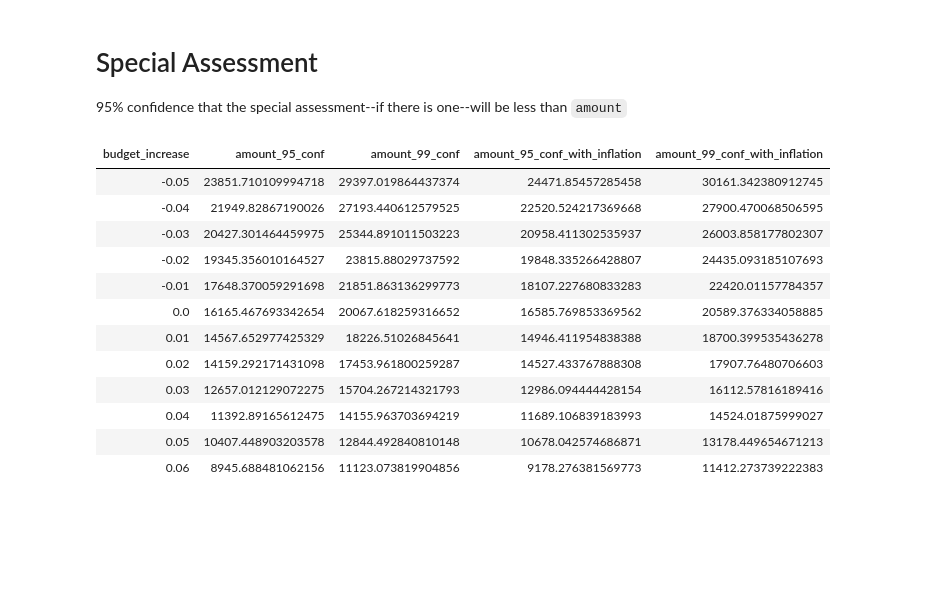
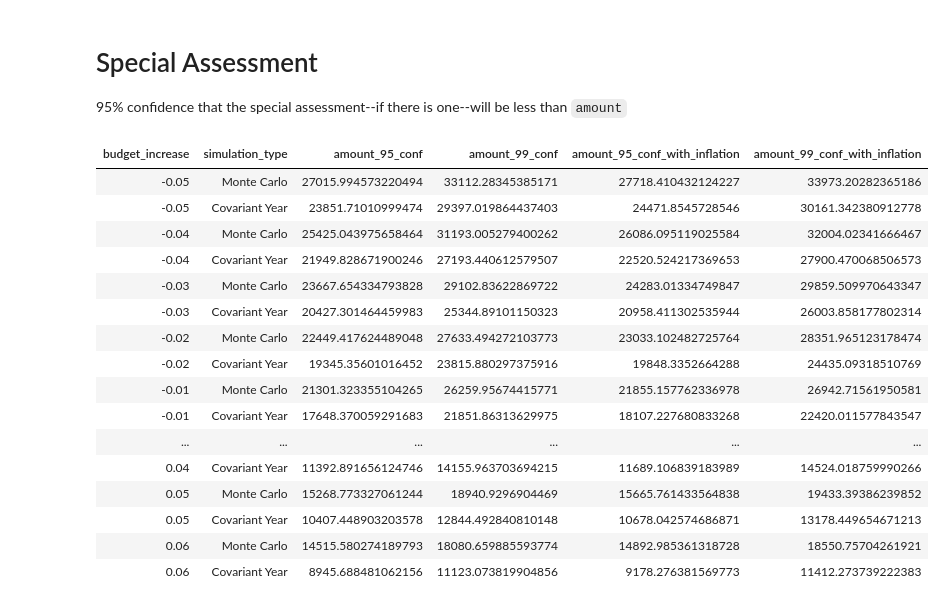
Before and after one commit to johnedmonds/condo, a Jupyter notebook: condo.ipynb, the cells around one changed output. Saved outputs shown, nothing was run; the diff lists cells and outputs as text; code cells hidden in the pictures; blank space fills up the shorter version.

Commit message:
render both types of simulations

```diff
--- a/condo.ipynb
+++ b/condo.ipynb
@@ -122,7 +122,7 @@ cashflow_by_month = (
         pl.col("amount").fill_null(0) - pl.col("amount_expense").fill_null(0),
     )
 )
-simulations = (
+monte_carlo_simulations = (
     cashflow_by_month.group_by("budget_increase")
     .agg(pl.col("amount"))
     .with_columns(simulation_id=pl.int_ranges(0, SIMULATIONS))
@@ -130,7 +130,7 @@ simulations = (
     .with_columns(pl.col("amount").list.sample(MONTHS_TO_SIMULATE, shuffle=True))
     .explode("amount")
     .with_columns(
-        pl.row_index("month").over("budget_increase", "simulation_id"),
+        (pl.row_index("month").over("budget_increase", "simulation_id")+1).cast(pl.UInt8),
         pl.col("amount").cum_sum().over("budget_increase", "simulation_id")
         + STARTING_BALANCE,
     )
@@ -144,7 +144,7 @@ monthly_cashflow_by_budget_increase = (
 from functools import reduce
 
 
-monthly_simulations = (
+covariant_year_simulations = (
     reduce(
         lambda df, c: df.join(
             monthly_cashflow_by_budget_increase.select("budget_increase", c),
@@ -162,7 +162,8 @@ monthly_simulations = (
     )
     .sort("budget_increase", "simulation_id", pl.col("month").str.to_integer())
     .with_columns(
+        pl.col("month").str.to_integer(dtype=pl.UInt8),
         pl.col("amount").cum_sum().over("budget_increase", "simulation_id")
-        + STARTING_BALANCE
+        + STARTING_BALANCE,
     )
 )
@@ -252,37 +273,59 @@ fig.show(renderer="notebook_connected")
 # %%
 # Inflation estimation from https://www.federalreserve.gov/monetarypolicy/files/fomcprojtabl20250917.pdf
 INFLATION = 0.026
+simulation_mins_by_type = (
+    pl.concat(
+        [
+            monte_carlo_simulations.select(
+                "budget_increase", "simulation_id", "month", "amount"
+            ).with_columns(simulation_type=pl.lit("Monte Carlo")),
+            covariant_year_simulations.with_columns(
+                pl.col("simulation_id").cast(pl.Int64),
+                simulation_type=pl.lit("Covariant Year"),
+            ),
+        ]
+    )
+    .with_columns(
+        pl.col("simulation_type").cast(pl.Enum(["Monte Carlo", "Covariant Year"]))
+    )
+    .group_by("budget_increase", "simulation_id", "simulation_type")
+    .agg(pl.col("amount").min())
+)
 assessment_recommendations = (
-    simulation_mins.filter(pl.col("amount") < 0)
+    simulation_mins_by_type.filter(pl.col("amount") < 0)
     .sort("budget_increase")
     .with_columns(-pl.col("amount"))
-    .group_by("budget_increase")
+    .group_by("budget_increase", "simulation_type")
     .agg(
         amount_95_conf=pl.col("amount").mean()
         + pl.col("amount").std() * norm.ppf(0.95),
         amount_99_conf=pl.col("amount").mean()
         + pl.col("amount").std() * norm.ppf(0.99),
     )
     .with_columns(
         amount_95_conf_with_inflation=pl.col("amount_95_conf") * (1 + INFLATION),
         amount_99_conf_with_inflation=pl.col("amount_99_conf") * (1 + INFLATION),
-    )
+    ).sort('budget_increase','simulation_type')
 )
 assessment_recommendations.style
 # %% [output]
-| budget_increase | amount_95_conf | amount_99_conf | amount_95_conf_with_inflation | amount_99_conf_with_inflation |
-| -0.05 | 23851.710109994718 | 29397.019864437374 | 24471.85457285458 | 30161.342380912745 |
-| -0.04 | 21949.82867190026 | 27193.440612579525 | 22520.524217369668 | 27900.470068506595 |
-| -0.03 | 20427.301464459975 | 25344.891011503223 | 20958.411302535937 | 26003.858177802307 |
-| -0.02 | 19345.356010164527 | 23815.88029737592 | 19848.335266428807 | 24435.093185107693 |
-| -0.01 | 17648.370059291698 | 21851.863136299773 | 18107.227680833283 | 22420.01157784357 |
-| 0.0 | 16165.467693342654 | 20067.618259316652 | 16585.769853369562 | 20589.376334058885 |
-| 0.01 | 14567.652977425329 | 18226.51026845641 | 14946.411954838388 | 18700.399535436278 |
-| 0.02 | 14159.292171431098 | 17453.961800259287 | 14527.433767888308 | 17907.76480706603 |
-| 0.03 | 12657.012129072275 | 15704.267214321793 | 12986.094444428154 | 16112.57816189416 |
-| 0.04 | 11392.89165612475 | 14155.963703694219 | 11689.106839183993 | 14524.01875999027 |
-| 0.05 | 10407.448903203578 | 12844.492840810148 | 10678.042574686871 | 13178.449654671213 |
-| 0.06 | 8945.688481062156 | 11123.073819904856 | 9178.276381569773 | 11412.273739222383 |
+| budget_increase | simulation_type | amount_95_conf | amount_99_conf | amount_95_conf_with_inflation | amount_99_conf_with_inflation |
+| -0.05 | Monte Carlo | 27015.994573220494 | 33112.28345385171 | 27718.410432124227 | 33973.20282365186 |
+| -0.05 | Covariant Year | 23851.71010999474 | 29397.019864437403 | 24471.8545728546 | 30161.342380912778 |
+| -0.04 | Monte Carlo | 25425.043975658464 | 31193.005279400262 | 26086.095119025584 | 32004.02341666467 |
+| -0.04 | Covariant Year | 21949.828671900246 | 27193.440612579507 | 22520.524217369653 | 27900.470068506573 |
+| -0.03 | Monte Carlo | 23667.654334793828 | 29102.83622869722 | 24283.01334749847 | 29859.509970643347 |
+| -0.03 | Covariant Year | 20427.301464459983 | 25344.89101150323 | 20958.411302535944 | 26003.858177802314 |
+| -0.02 | Monte Carlo | 22449.417624489048 | 27633.494272103773 | 23033.102482725764 | 28351.965123178474 |
+| -0.02 | Covariant Year | 19345.35601016452 | 23815.880297375916 | 19848.3352664288 | 24435.09318510769 |
+| -0.01 | Monte Carlo | 21301.323355104265 | 26259.95674415771 | 21855.157762336978 | 26942.71561950581 |
+| -0.01 | Covariant Year | 17648.370059291683 | 21851.86313629975 | 18107.227680833268 | 22420.011577843547 |
+| ... | ... | ... | ... | ... | ... |
+| 0.04 | Covariant Year | 11392.891656124746 | 14155.963703694215 | 11689.106839183989 | 14524.018759990266 |
+| 0.05 | Monte Carlo | 15268.773327061244 | 18940.9296904469 | 15665.761433564838 | 19433.39386239852 |
+| 0.05 | Covariant Year | 10407.448903203578 | 12844.492840810148 | 10678.042574686871 | 13178.449654671213 |
+| 0.06 | Monte Carlo | 14515.580274189793 | 18080.659885593774 | 14892.985361318728 | 18550.75704261921 |
+| 0.06 | Covariant Year | 8945.688481062156 | 11123.073819904856 | 9178.276381569773 | 11412.273739222383 |
 # %%
 fig = px.bar(
     expenses.with_columns(
```
Also changed, not shown: parts of 6 cells of this notebook.
